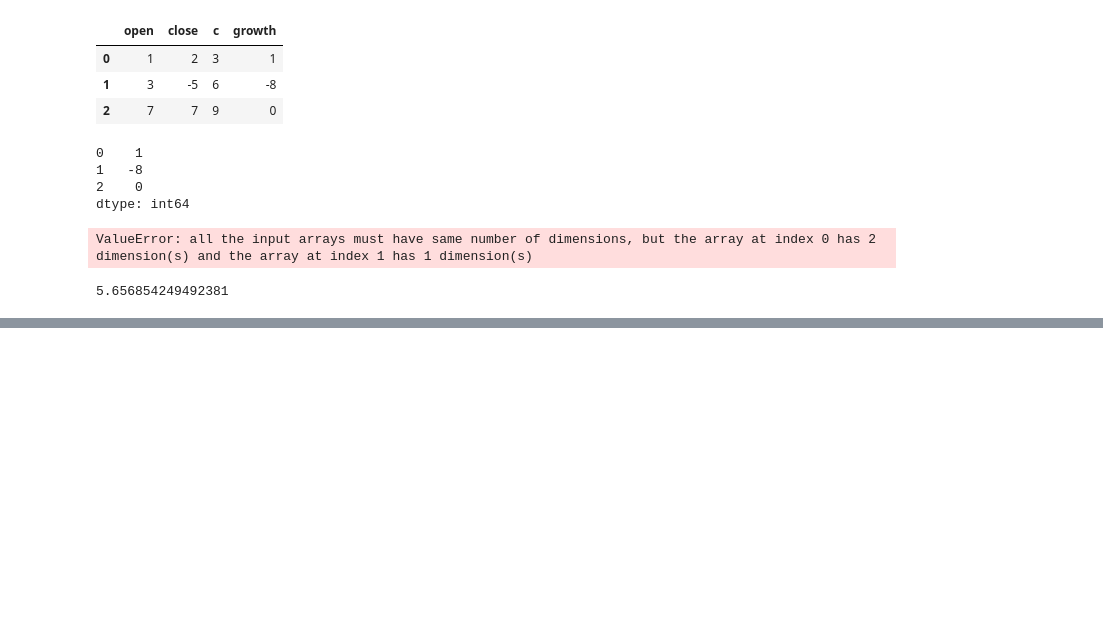
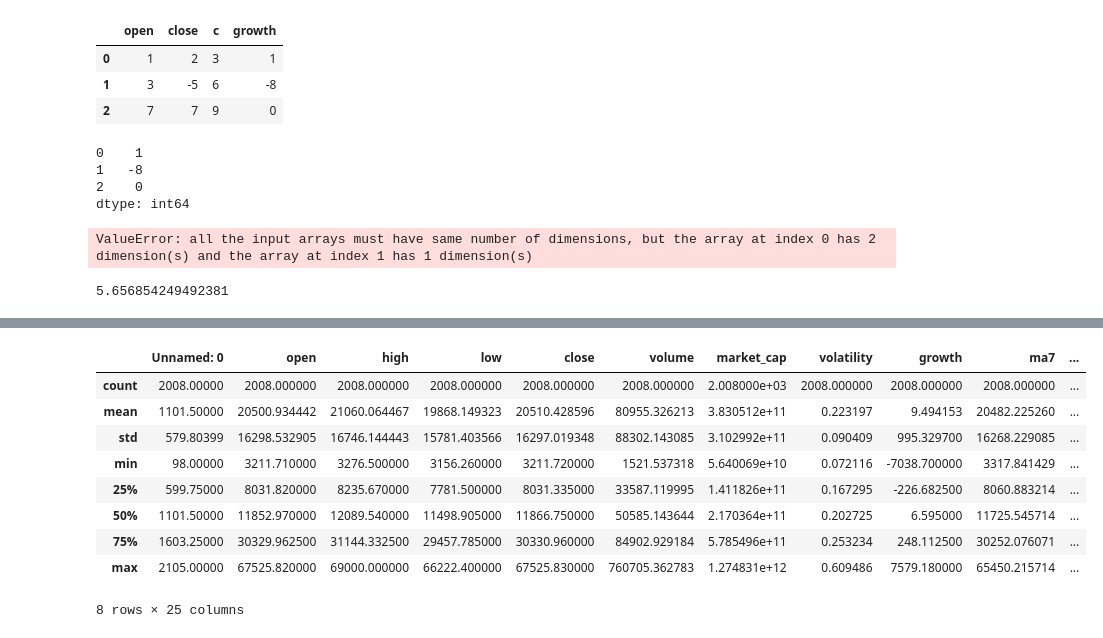
Before and after one commit to okkostenko/crypto_price_prediction_starknet, a Jupyter notebook: scratch_pad.ipynb, the cells around one changed output, grey strips where cells are left out. Saved outputs shown, nothing was run; the diff lists cells and outputs as text; code cells hidden in the pictures; blank space fills up the shorter version.

```diff
--- a/scratch_pad.ipynb
+++ b/scratch_pad.ipynb
@@ -101,0 +142,13 @@ df1["label"].std(skipna=True)
+# %%
+df.describe()
+# %% [output]
+|  | Unnamed: 0 | open | high | low | close | volume | market_cap | volatility | growth | ma7 | ... |
+| count | 2008.00000 | 2008.000000 | 2008.000000 | 2008.000000 | 2008.000000 | 2008.000000 | 2.008000e+03 | 2008.000000 | 2008.000000 | 2008.000000 | ... |
+| mean | 1101.50000 | 20500.934442 | 21060.064467 | 19868.149323 | 20510.428596 | 80955.326213 | 3.830512e+11 | 0.223197 | 9.494153 | 20482.225260 | ... |
+| std | 579.80399 | 16298.532905 | 16746.144443 | 15781.403566 | 16297.019348 | 88302.143085 | 3.102992e+11 | 0.090409 | 995.329700 | 16268.229085 | ... |
+| min | 98.00000 | 3211.710000 | 3276.500000 | 3156.260000 | 3211.720000 | 1521.537318 | 5.640069e+10 | 0.072116 | -7038.700000 | 3317.841429 | ... |
+| 25% | 599.75000 | 8031.820000 | 8235.670000 | 7781.500000 | 8031.335000 | 33587.119995 | 1.411826e+11 | 0.167295 | -226.682500 | 8060.883214 | ... |
+| 50% | 1101.50000 | 11852.970000 | 12089.540000 | 11498.905000 | 11866.750000 | 50585.143644 | 2.170364e+11 | 0.202725 | 6.595000 | 11725.545714 | ... |
+| 75% | 1603.25000 | 30329.962500 | 31144.332500 | 29457.785000 | 30330.960000 | 84902.929184 | 5.785496e+11 | 0.253234 | 248.112500 | 30252.076071 | ... |
+| max | 2105.00000 | 67525.820000 | 69000.000000 | 66222.400000 | 67525.830000 | 760705.362783 | 1.274831e+12 | 0.609486 | 7579.180000 | 65450.215714 | ... |
+8 rows × 25 columns
```
Also changed, not shown: parts of 3 cells of this notebook, 24 other files.
